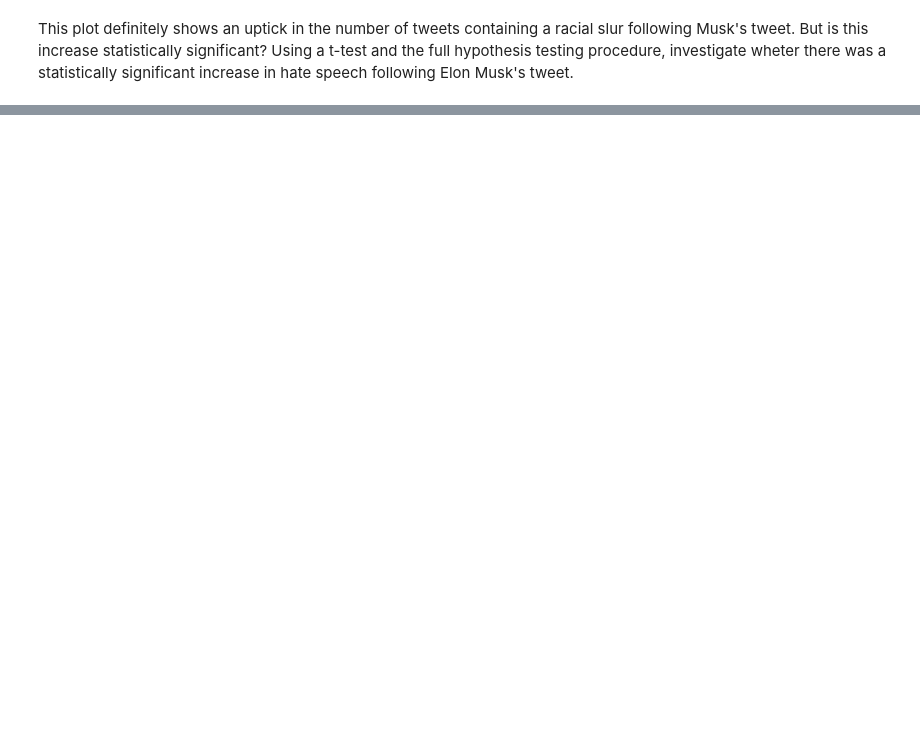
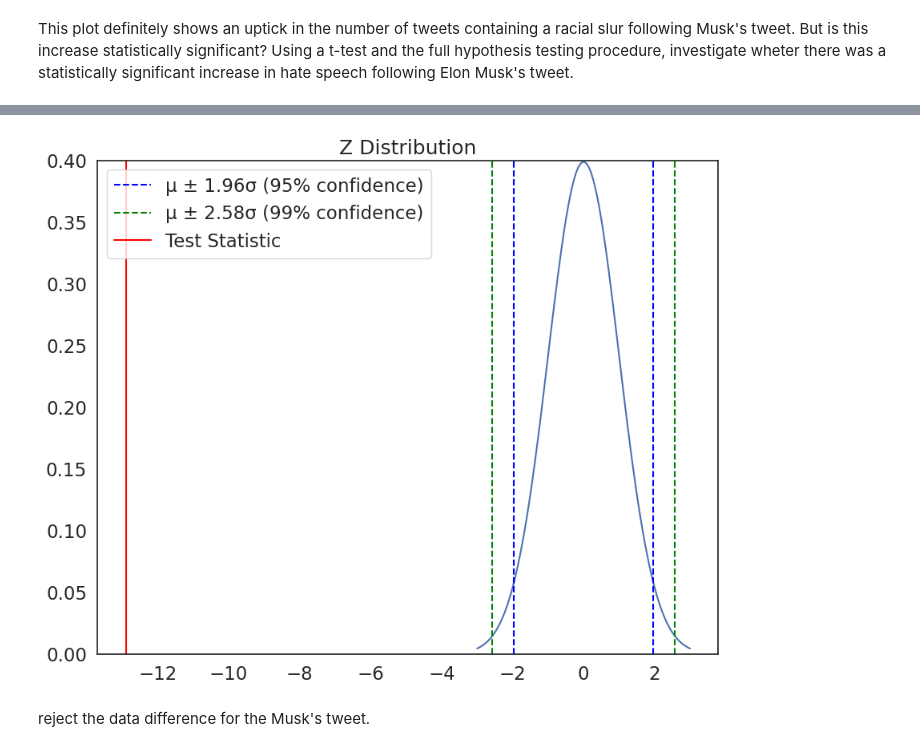
Before and after one commit to CathyZhang1/QM2, a Jupyter notebook: notebooks/W07. Hypothesis Testing.ipynb, the cells around one changed output, grey strips where cells are left out. Drawn from its saved outputs; the diff is of its cells as text; code cells hidden in the pictures; blank space fills up the shorter version.

```diff
--- a/notebooks/W07. Hypothesis Testing.ipynb
+++ b/notebooks/W07. Hypothesis Testing.ipynb
@@ -335,0 +344,17 @@ This plot definitely shows an uptick in the number of tweets containing a racial
+# %%
+import pandas as pd
+import numpy as np
+from scipy.stats import ttest_ind
+import matplotlib.pyplot as plt
+
+
+data = pd.read_csv('data/wk7/elon_twitter.csv')
+
+data['hour'] = pd.to_datetime(data['hour'])
+data.sort_values('hour', inplace=True)
+
+
+elon_tweet_date = pd.to_datetime('2022-10-28')
+
+before = data[data['hour'] < elon_tweet_date]['count']
+after = data[data['hour'] >= elon_tweet_date]['count']
@@ -335,0 +424,6 @@ This plot definitely shows an uptick in the number of tweets containing a racial
+# %%
+plot_z(t)
+# %% [output]
+[figure, added]
+# %% [markdown]
+reject the data difference for the Musk's tweet.
```
Also changed, not shown: parts of 15 cells of this notebook.
